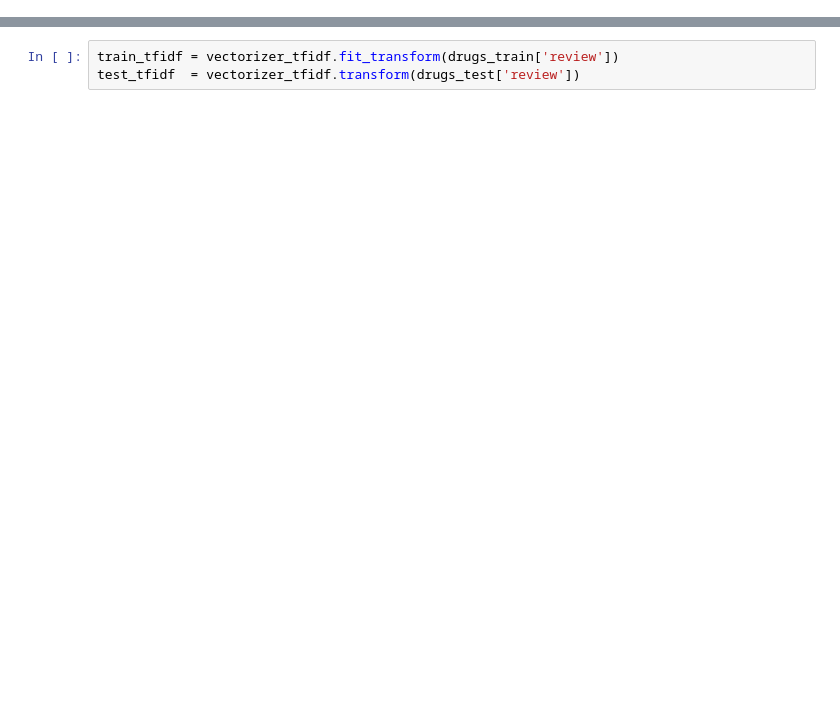
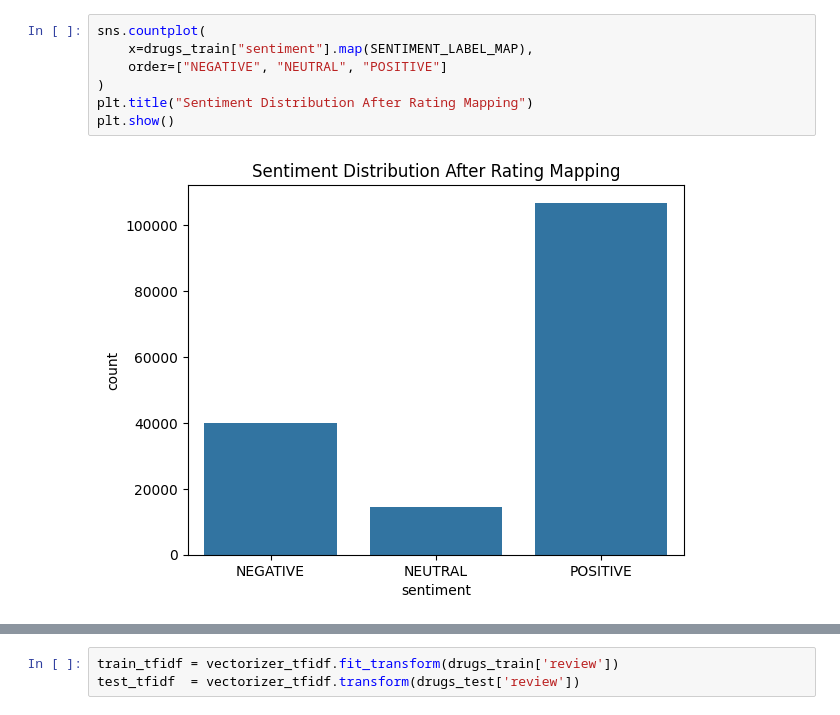
Before and after one commit to aronwilbert/COMP8420-Group-L-Healthcare, a Jupyter notebook: sentiment-analysis/drugs-review-sentiment.ipynb, the cells around one changed output, grey strips where cells are left out. Cells and saved outputs as stored; diff of their text form; blank space fills up the shorter version.

```diff
--- a/sentiment-analysis/drugs-review-sentiment.ipynb
+++ b/sentiment-analysis/drugs-review-sentiment.ipynb
@@ -89,0 +75,9 @@ drugs_test['sentiment'] = drugs_test['rating'].map(rating_to_label)
+# %%
+sns.countplot(
+    x=drugs_train["sentiment"].map(SENTIMENT_LABEL_MAP),
+    order=["NEGATIVE", "NEUTRAL", "POSITIVE"]
+)
+plt.title("Sentiment Distribution After Rating Mapping")
+plt.show()
+# %% [output]
+[figure, added]
```
Also changed, not shown: parts of 24 cells of this notebook, 1 other file.
